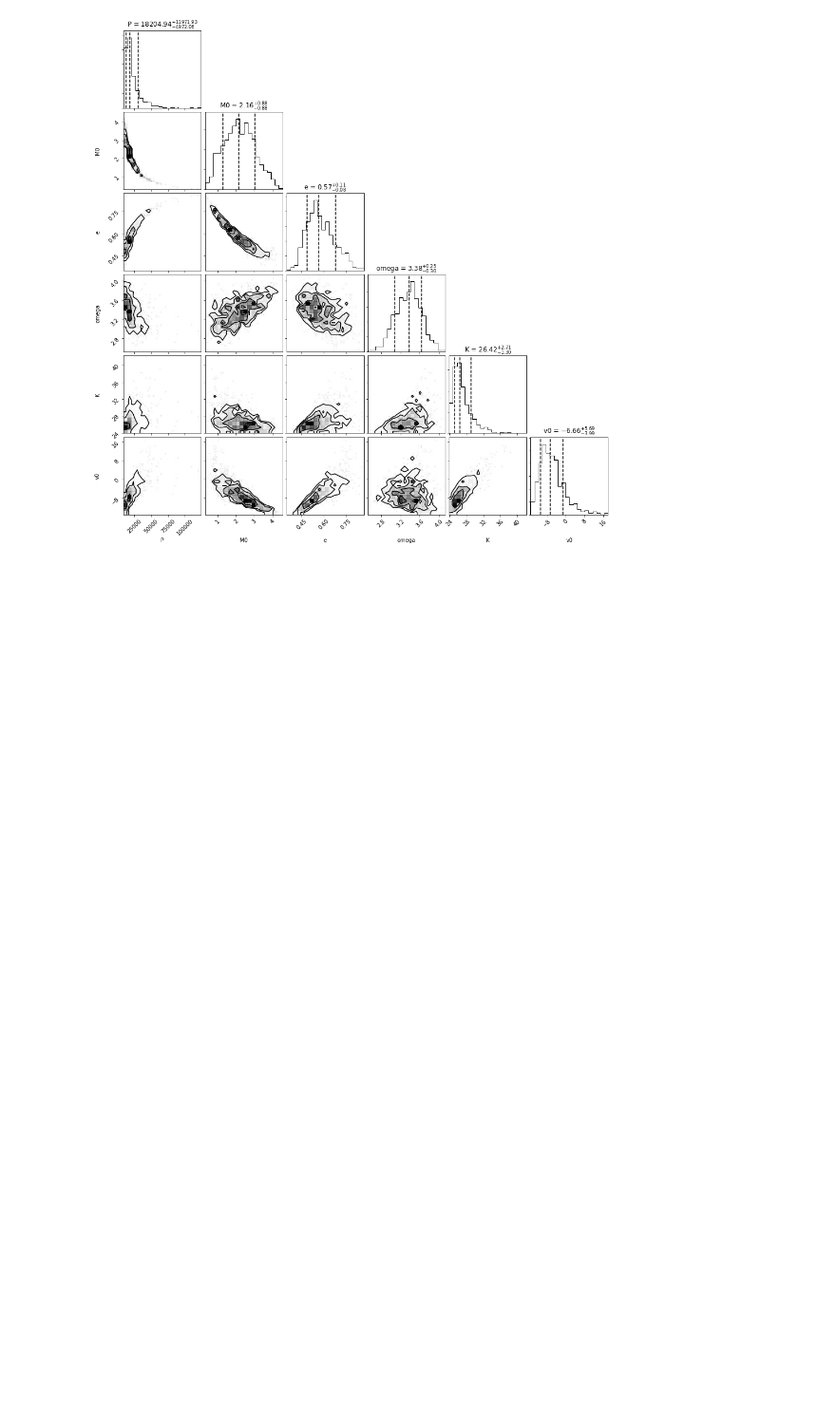
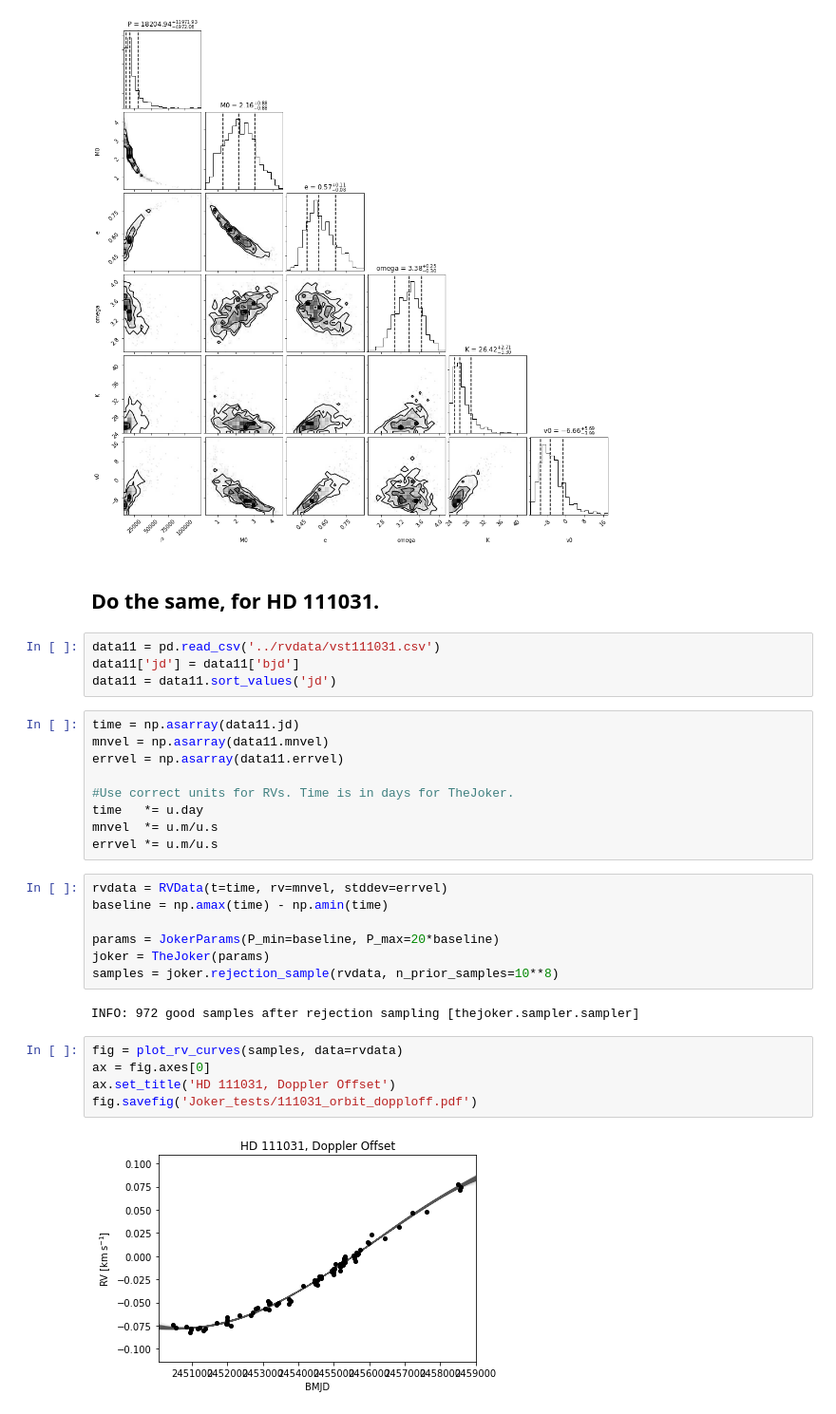
Before and after one commit to leerosenthalj/CLSI, a Jupyter notebook: Joker_playbook.ipynb, the cells around one changed output. Shown at 95% size. Saved outputs shown, nothing was run; the diff lists cells and outputs as text; blank space fills up the shorter version.

```diff
--- a/Joker_playbook.ipynb
+++ b/Joker_playbook.ipynb
@@ -170,3 +169,34 @@ fig = corner.corner(jchains, labels=['P', 'M0', 'e', 'omega', 'K', 'v0'],
 fig.savefig('Joker_tests/213472_corner_dopploff.pdf')
 # %% [output]
 [figure]
+# %% [markdown]
+## Do the same, for HD 111031.
+# %%
+data11 = pd.read_csv('../rvdata/vst111031.csv')
+data11['jd'] = data11['bjd']
+data11 = data11.sort_values('jd')
+# %%
+time = np.asarray(data11.jd)
+mnvel = np.asarray(data11.mnvel)
+errvel = np.asarray(data11.errvel)
+
+#Use correct units for RVs. Time is in days for TheJoker.
+time   *= u.day
+mnvel  *= u.m/u.s
+errvel *= u.m/u.s
+# %%
+rvdata = RVData(t=time, rv=mnvel, stddev=errvel)
+baseline = np.amax(time) - np.amin(time)
+
+params = JokerParams(P_min=baseline, P_max=20*baseline)
+joker = TheJoker(params)
+samples = joker.rejection_sample(rvdata, n_prior_samples=10**8)
+# %% [output]
+INFO: 972 good samples after rejection sampling [thejoker.sampler.sampler]
+# %%
+fig = plot_rv_curves(samples, data=rvdata)
+ax = fig.axes[0]
+ax.set_title('HD 111031, Doppler Offset')
+fig.savefig('Joker_tests/111031_orbit_dopploff.pdf')
+# %% [output]
+[figure, added]
```
Also changed, not shown: parts of 3 cells of this notebook, 9 other files.
